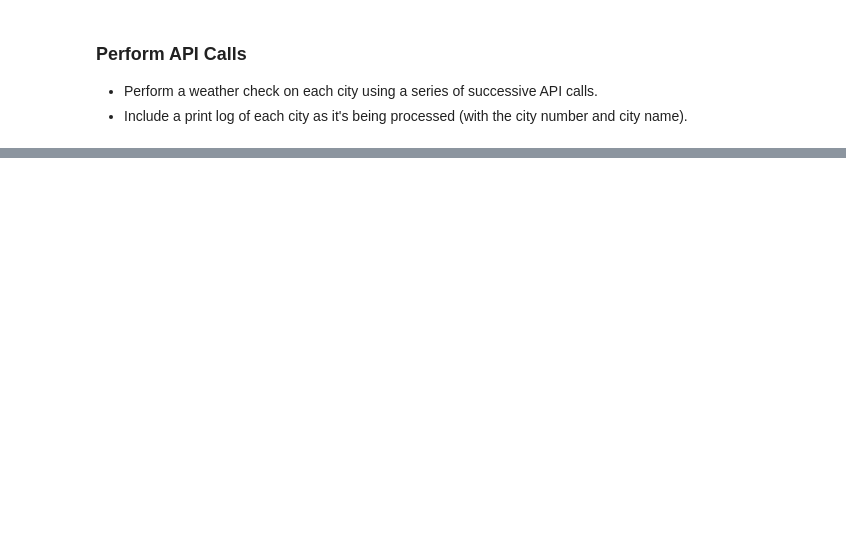
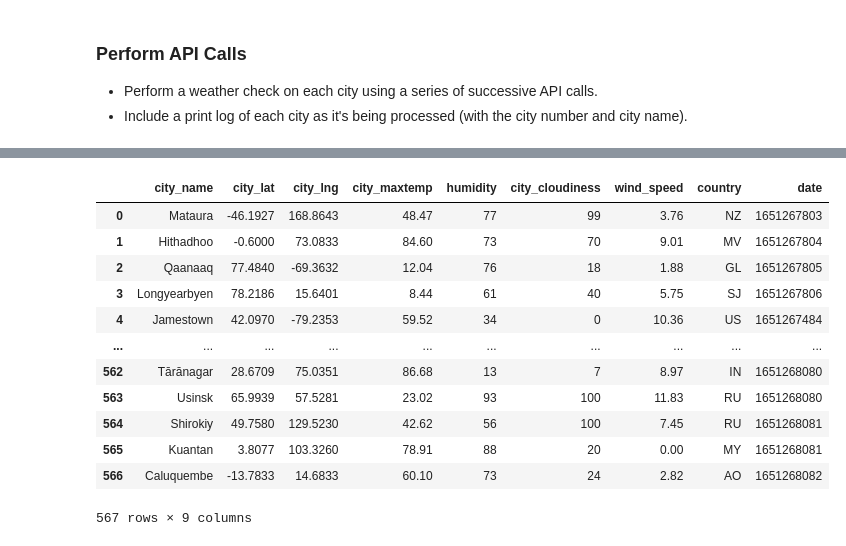
Before and after one commit to vasantap/python-api-challenge, a Jupyter notebook: WeatherPy/WeatherPy.ipynb, the cells around one changed output, grey strips where cells are left out. Cells and saved outputs as stored; diff of their text form; code cells hidden in the pictures; blank space fills up the shorter version.

Commit message:
Added cloudiness, created dataframe, displayed and copied to cities.csv

```diff
--- a/WeatherPy/WeatherPy.ipynb
+++ b/WeatherPy/WeatherPy.ipynb
@@ -54,6 +54,7 @@ city_lng_list = []
 city_maxtemp_list = []
 wind_speed_list = []
 humidity_list = []
+cloudiness_list = []
 country_list = []
 date_list = []
 # %% [markdown]
@@ -85,6 +86,7 @@ for city in cities:
         city_maxtemp = json_data['main']['temp_max']
         city_windspeed = json_data['wind']['speed']
         city_humidity = json_data['main']['humidity']
+        city_cloudiness = json_data['clouds']['all']
         city_country = json_data['sys']['country']
         city_date = json_data['dt']
 
@@ -95,6 +97,7 @@ for city in cities:
         city_maxtemp_list.append(city_maxtemp)
         wind_speed_list.append(city_windspeed)
         humidity_list.append(city_humidity)
+        cloudiness_list.append(city_cloudiness)
         country_list.append(city_country)
         date_list.append(city_date)
 
@@ -134,0 +142,22 @@ Data Retrieval Complete
+# %%
+# Create a dataframe from the lists
+city_weather_df = pd.DataFrame({'city_name': city_name_list,'city_lat': city_lat_list, 'city_lng': city_lng_list,
+                             'city_maxtemp': city_maxtemp_list,'humidity': humidity_list,
+                             'city_cloudiness': cloudiness_list ,'wind_speed': wind_speed_list,
+                              'country': country_list, 'date': date_list
+                                })
+city_weather_df
+# %% [output]
+|  | city_name | city_lat | city_lng | city_maxtemp | humidity | city_cloudiness | wind_speed | country | date |
+| 0 | Mataura | -46.1927 | 168.8643 | 48.47 | 77 | 99 | 3.76 | NZ | 1651267803 |
+| 1 | Hithadhoo | -0.6000 | 73.0833 | 84.60 | 73 | 70 | 9.01 | MV | 1651267804 |
+| 2 | Qaanaaq | 77.4840 | -69.3632 | 12.04 | 76 | 18 | 1.88 | GL | 1651267805 |
+| 3 | Longyearbyen | 78.2186 | 15.6401 | 8.44 | 61 | 40 | 5.75 | SJ | 1651267806 |
+| 4 | Jamestown | 42.0970 | -79.2353 | 59.52 | 34 | 0 | 10.36 | US | 1651267484 |
+| ... | ... | ... | ... | ... | ... | ... | ... | ... | ... |
+| 562 | Tārānagar | 28.6709 | 75.0351 | 86.68 | 13 | 7 | 8.97 | IN | 1651268080 |
+| 563 | Usinsk | 65.9939 | 57.5281 | 23.02 | 93 | 100 | 11.83 | RU | 1651268080 |
+| 564 | Shirokiy | 49.7580 | 129.5230 | 42.62 | 56 | 100 | 7.45 | RU | 1651268081 |
+| 565 | Kuantan | 3.8077 | 103.3260 | 78.91 | 88 | 20 | 0.00 | MY | 1651268081 |
+| 566 | Caluquembe | -13.7833 | 14.6833 | 60.10 | 73 | 24 | 2.82 | AO | 1651268082 |
+567 rows × 9 columns
```
Also changed, not shown: parts of 4 cells of this notebook, 3 other files.
